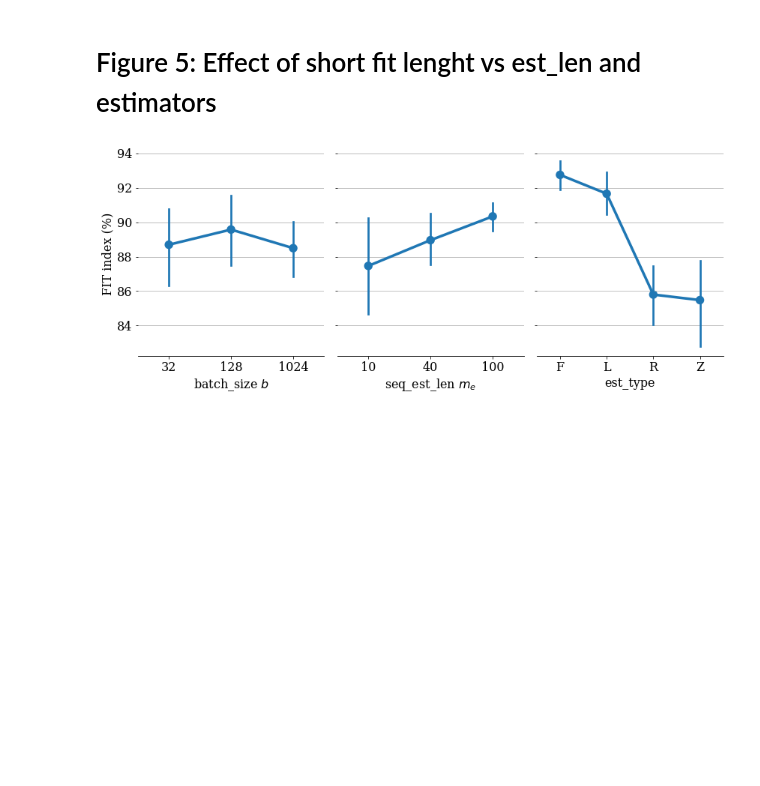
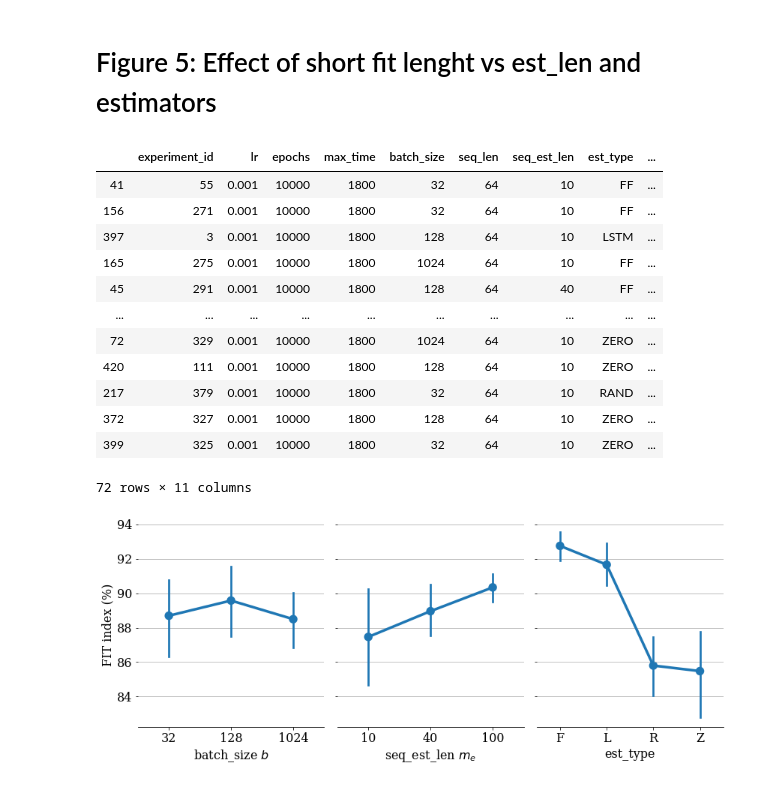
Before and after one commit to forgi86/sysid-neural-estimator, a Jupyter notebook: examples/pick_place/does/doe1_eval_paper.ipynb, the cells around one changed output. Cells and saved outputs as stored; diff of their text form; code cells hidden in the pictures; blank space fills up the shorter version.

```diff
--- a/examples/pick_place/does/doe1_eval_paper.ipynb
+++ b/examples/pick_place/does/doe1_eval_paper.ipynb
@@ -255,6 +255,22 @@ The PostScript backend does not support transparency; partially transparent arti
  # Figure 5: Effect of short fit lenght vs est_len and estimators
 # %%
 df_short_fit_max_time = df_res[(df_res["seq_len"] == 64) & (df_res["max_time"] == 1800)]
+# %%
+df_short_fit_max_time
+# %% [output]
+|  | experiment_id | lr | epochs | max_time | batch_size | seq_len | seq_est_len | est_type | ... |
+| 41 | 55 | 0.001 | 10000 | 1800 | 32 | 64 | 10 | FF | ... |
+| 156 | 271 | 0.001 | 10000 | 1800 | 32 | 64 | 10 | FF | ... |
+| 397 | 3 | 0.001 | 10000 | 1800 | 128 | 64 | 10 | LSTM | ... |
+| 165 | 275 | 0.001 | 10000 | 1800 | 1024 | 64 | 10 | FF | ... |
+| 45 | 291 | 0.001 | 10000 | 1800 | 128 | 64 | 40 | FF | ... |
+| ... | ... | ... | ... | ... | ... | ... | ... | ... | ... |
+| 72 | 329 | 0.001 | 10000 | 1800 | 1024 | 64 | 10 | ZERO | ... |
+| 420 | 111 | 0.001 | 10000 | 1800 | 128 | 64 | 10 | ZERO | ... |
+| 217 | 379 | 0.001 | 10000 | 1800 | 32 | 64 | 10 | RAND | ... |
+| 372 | 327 | 0.001 | 10000 | 1800 | 128 | 64 | 10 | ZERO | ... |
+| 399 | 325 | 0.001 | 10000 | 1800 | 32 | 64 | 10 | ZERO | ... |
+72 rows × 11 columns
 # %%
 factors = [ "batch_size",  "seq_est_len",  "est_type"]
 factor_names = ["batch_size $b$",
```
Also changed, not shown: parts of 4 cells of this notebook.
